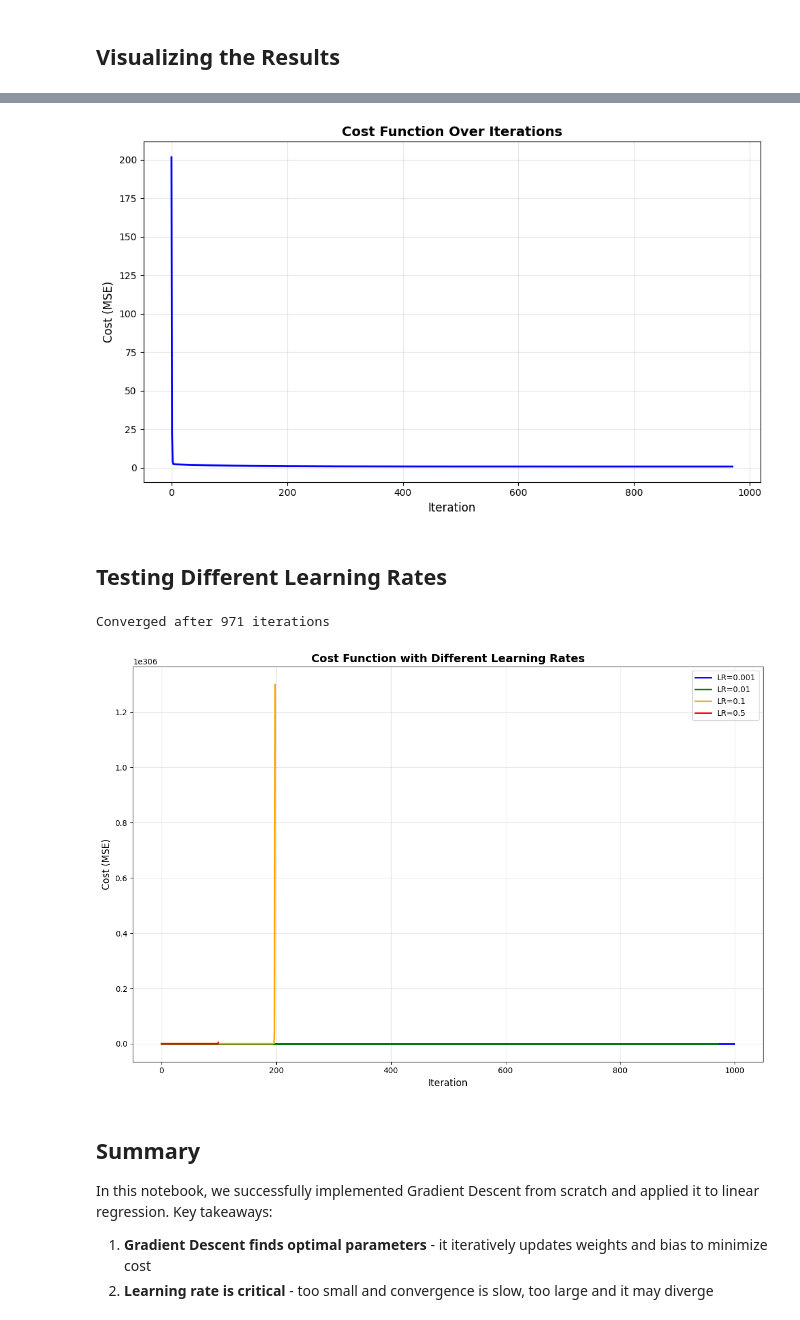
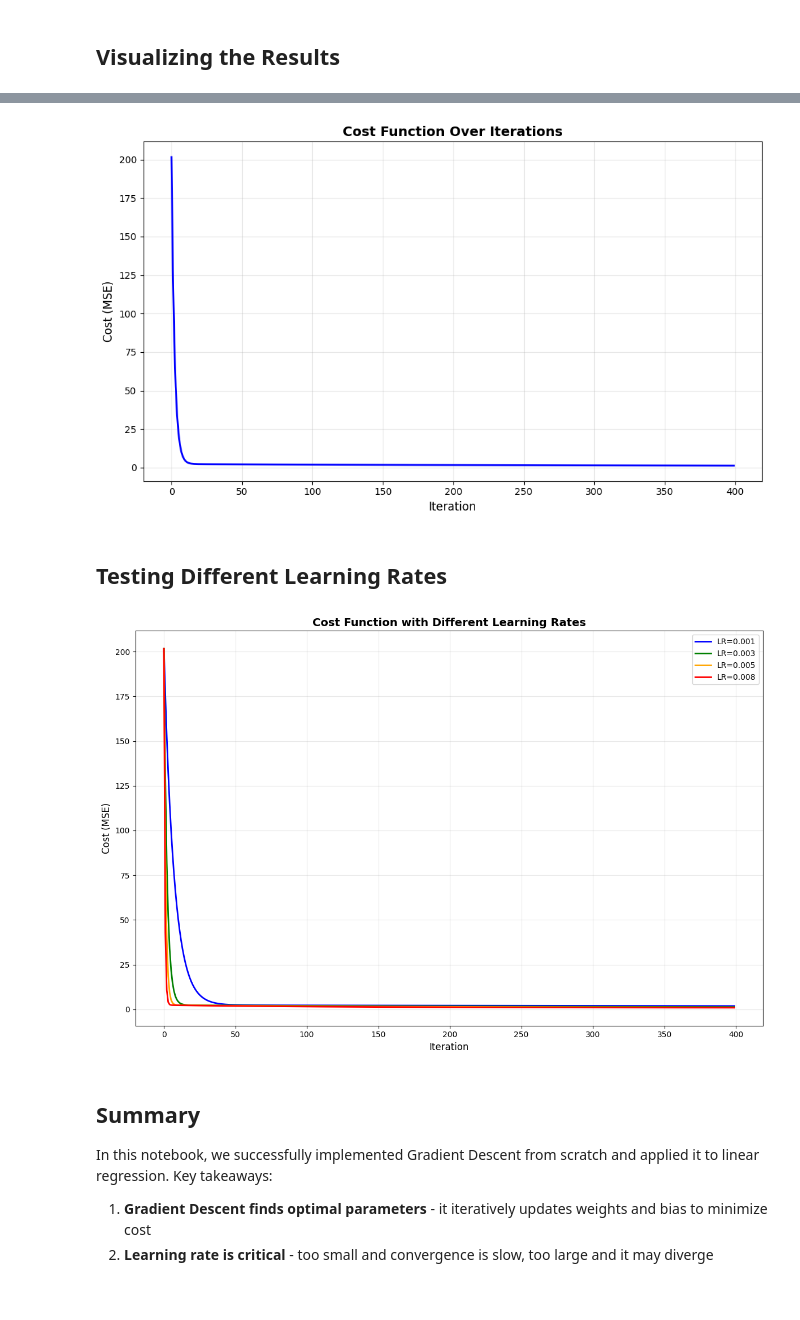
Before and after one commit to Artificial-Intelligence-UC-Irvine/ML101-Code-Examples, a Jupyter notebook: week5_gradien_descent/gradient-descent/master.ipynb, the cells around one changed output, grey strips where cells are left out. Drawn from its saved outputs; the diff is of its cells as text; code cells hidden in the pictures.

```diff
--- a/week5_gradien_descent/gradient-descent/master.ipynb
+++ b/week5_gradien_descent/gradient-descent/master.ipynb
@@ -148,7 +148,7 @@ class LinearRegressionGD:
 ## Training the Model
 # %%
 # Train the model
-model = LinearRegressionGD(learning_rate=0.01, max_iterations=1000)
+model = LinearRegressionGD(learning_rate=0.003, max_iterations=400)
 model.fit(X, y)
 
 print(f"Learned weights: {model.weights}")
@@ -190,31 +189,30 @@ plt.grid(True, alpha=0.3)
 plt.tight_layout()
 plt.show()
 # %% [output]
-[figure, old version]
+[figure, new version]
 # %% [markdown]
 ## Testing Different Learning Rates
 # %%
 # Test different learning rates
-learning_rates = [0.001, 0.01, 0.1, 0.5]
+learning_rates = [0.001, 0.003, 0.005, 0.008]
 colors = ['blue', 'green', 'orange', 'red']
 
 plt.figure(figsize=(12, 8))
 for lr, color in zip(learning_rates, colors):
-    model_test = LinearRegressionGD(learning_rate=lr, max_iterations=1000)
+    model_test = LinearRegressionGD(learning_rate=lr, max_iterations=400)
     model_test.fit(X, y)
     plt.plot(range(len(model_test.cost_history)), model_test.cost_history,
              color=color, linewidth=2, label=f'LR={lr}')
 
 plt.xlabel('Iteration', fontsize=12)
 plt.ylabel('Cost (MSE)', fontsize=12)
 plt.title('Cost Function with Different Learning Rates', fontsize=14, fontweight='bold')
 plt.legend()
 plt.grid(True, alpha=0.3)
 plt.tight_layout()
 plt.show()
 # %% [output]
-Converged after 971 iterations
-[figure, old version]
+[figure, new version]
 # %% [markdown]
 ## Summary
 
```
Also changed, not shown: parts of 2 cells of this notebook, 1 other file.
